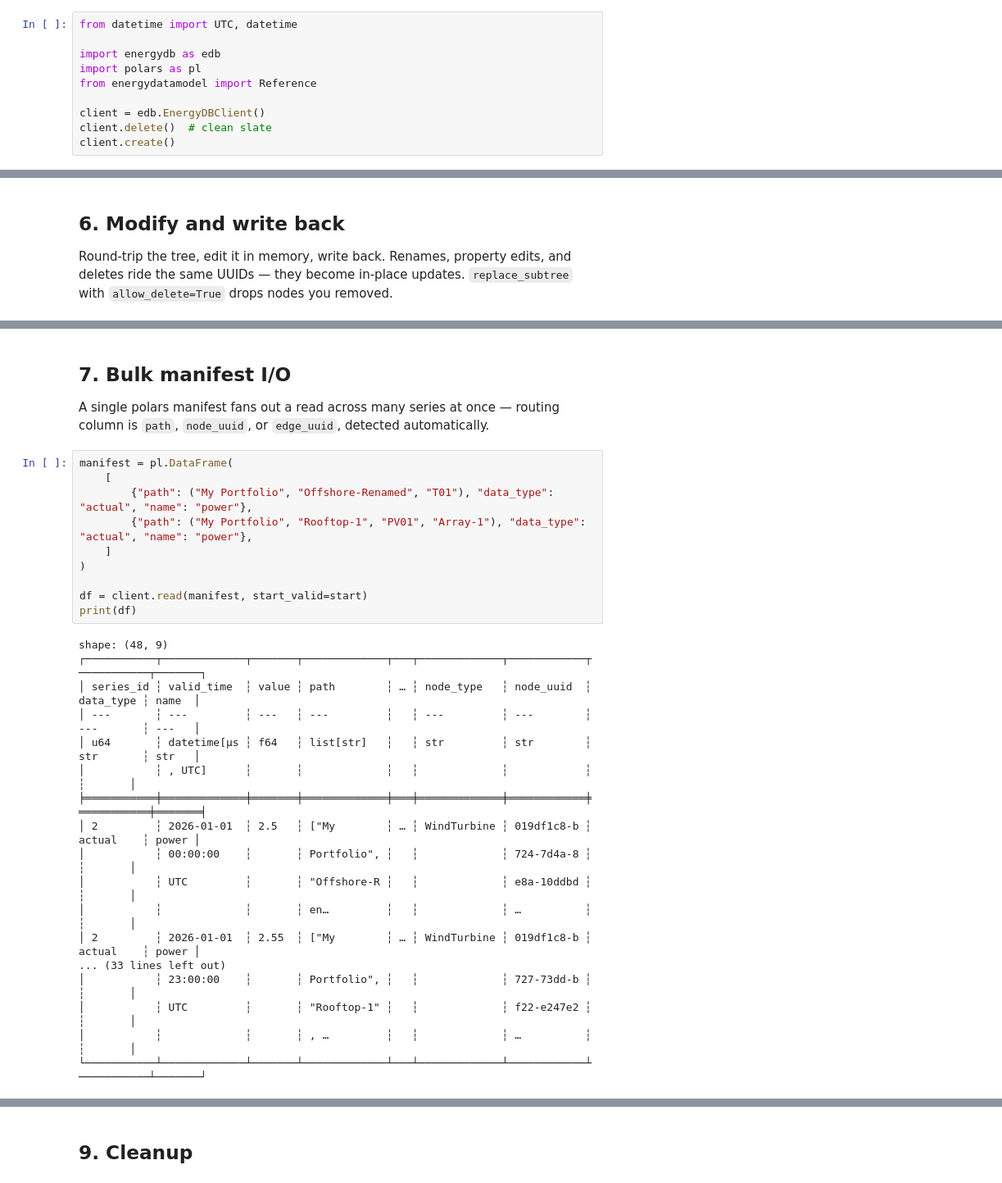
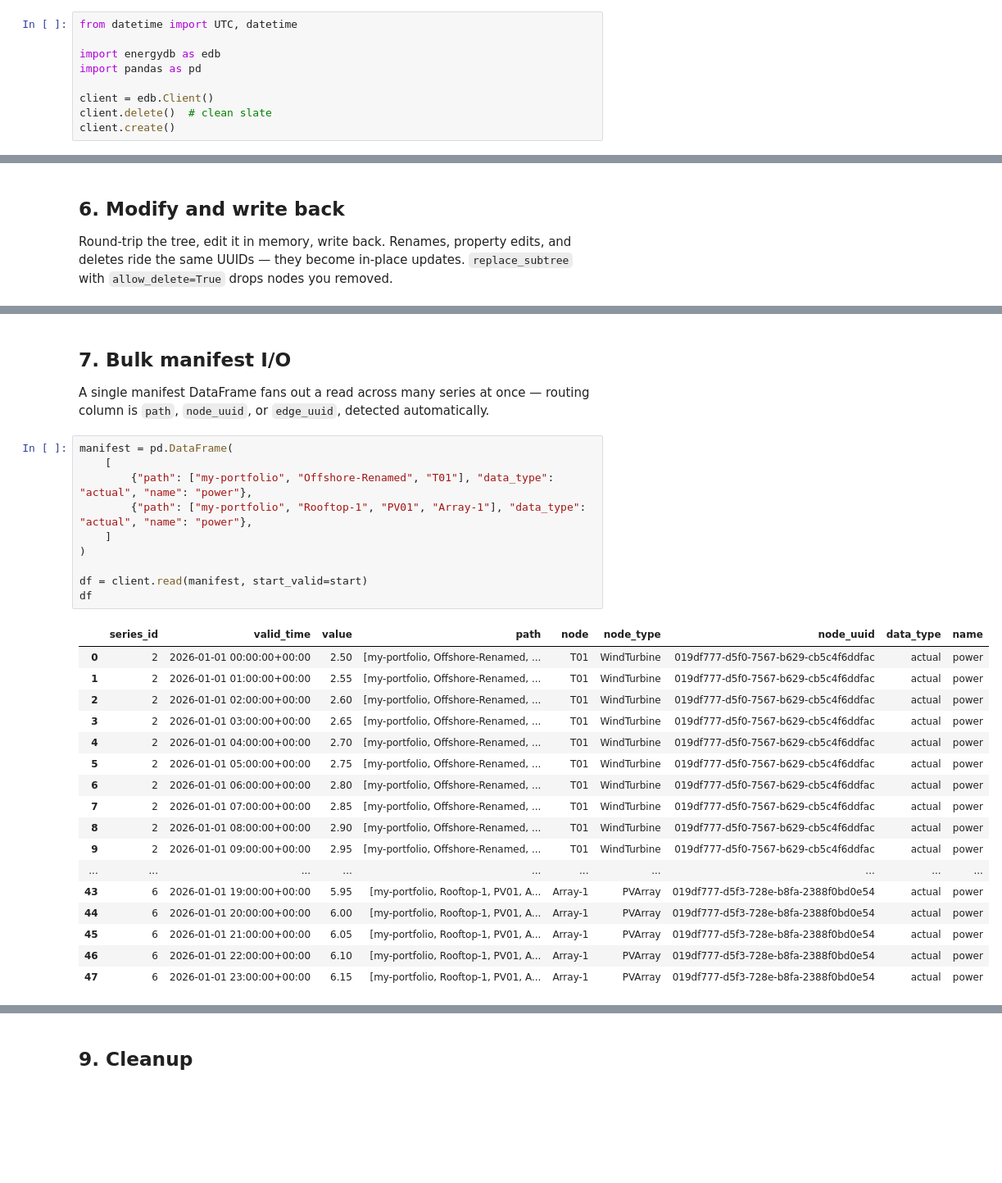
Before and after one commit to rebase-energy/energydb, a Jupyter notebook: examples/quickstart.ipynb, the cells around one changed output, grey strips where cells are left out. Shown at 82% size. Drawn from its saved outputs; the diff is of its cells as text; blank space fills up the shorter version.

```diff
--- a/examples/quickstart.ipynb
+++ b/examples/quickstart.ipynb
@@ -21,10 +21,9 @@ except ImportError:
 from datetime import UTC, datetime
 
 import energydb as edb
-import polars as pl
-from energydatamodel import Reference
+import pandas as pd
 
-client = edb.EnergyDBClient()
+client = edb.Client()
 client.delete()  # clean slate
 client.create()
 # %% [markdown]
@@ -194,35 +179,35 @@ Renamed: Offshore-Renamed (uuid=019df1c8-b726-7208-a5a1-fa01754c5ff3)
 # %% [markdown]
 ## 7. Bulk manifest I/O
 
-A single polars manifest fans out a read across many series at once — routing column is `path`, `node_uuid`, or `edge_uuid`, detected automatically.
+A single manifest DataFrame fans out a read across many series at once — routing column is `path`, `node_uuid`, or `edge_uuid`, detected automatically.
 # %%
-manifest = pl.DataFrame(
+manifest = pd.DataFrame(
     [
-        {"path": ("My Portfolio", "Offshore-Renamed", "T01"), "data_type": "actual", "name": "power"},
-        {"path": ("My Portfolio", "Rooftop-1", "PV01", "Array-1"), "data_type": "actual", "name": "power"},
+        {"path": ["my-portfolio", "Offshore-Renamed", "T01"], "data_type": "actual", "name": "power"},
+        {"path": ["my-portfolio", "Rooftop-1", "PV01", "Array-1"], "data_type": "actual", "name": "power"},
     ]
 )
 
 df = client.read(manifest, start_valid=start)
-print(df)
+df
 # %% [output]
-shape: (48, 9)
-┌───────────┬─────────────┬───────┬─────────────┬───┬─────────────┬────────────┬───────────┬───────┐
-│ series_id ┆ valid_time  ┆ value ┆ path        ┆ … ┆ node_type   ┆ node_uuid  ┆ data_type ┆ name  │
-│ ---       ┆ ---         ┆ ---   ┆ ---         ┆   ┆ ---         ┆ ---        ┆ ---       ┆ ---   │
-│ u64       ┆ datetime[μs ┆ f64   ┆ list[str]   ┆   ┆ str         ┆ str        ┆ str       ┆ str   │
-│           ┆ , UTC]      ┆       ┆             ┆   ┆             ┆            ┆           ┆       │
-╞═══════════╪═════════════╪═══════╪═════════════╪═══╪═════════════╪════════════╪═══════════╪═══════╡
-│ 2         ┆ 2026-01-01  ┆ 2.5   ┆ ["My        ┆ … ┆ WindTurbine ┆ 019df1c8-b ┆ actual    ┆ power │
-│           ┆ 00:00:00    ┆       ┆ Portfolio", ┆   ┆             ┆ 724-7d4a-8 ┆           ┆       │
-│           ┆ UTC         ┆       ┆ "Offshore-R ┆   ┆             ┆ e8a-10ddbd ┆           ┆       │
-│           ┆             ┆       ┆ en…         ┆   ┆             ┆ …          ┆           ┆       │
-│ 2         ┆ 2026-01-01  ┆ 2.55  ┆ ["My        ┆ … ┆ WindTurbine ┆ 019df1c8-b ┆ actual    ┆ power │
-... (33 lines left out)
-│           ┆ 23:00:00    ┆       ┆ Portfolio", ┆   ┆             ┆ 727-73dd-b ┆           ┆       │
-│           ┆ UTC         ┆       ┆ "Rooftop-1" ┆   ┆             ┆ f22-e247e2 ┆           ┆       │
-│           ┆             ┆       ┆ , …         ┆   ┆             ┆ …          ┆           ┆       │
-└───────────┴─────────────┴───────┴─────────────┴───┴─────────────┴────────────┴───────────┴───────┘
+|  | series_id | valid_time | value | path | node | node_type | node_uuid | data_type | name |
+| 0 | 2 | 2026-01-01 00:00:00+00:00 | 2.50 | [my-portfolio, Offshore-Renamed, ... | T01 | WindTurbine | 019df777-d5f0-7567-b629-cb5c4f6ddfac | actual | power |
+| 1 | 2 | 2026-01-01 01:00:00+00:00 | 2.55 | [my-portfolio, Offshore-Renamed, ... | T01 | WindTurbine | 019df777-d5f0-7567-b629-cb5c4f6ddfac | actual | power |
+| 2 | 2 | 2026-01-01 02:00:00+00:00 | 2.60 | [my-portfolio, Offshore-Renamed, ... | T01 | WindTurbine | 019df777-d5f0-7567-b629-cb5c4f6ddfac | actual | power |
+| 3 | 2 | 2026-01-01 03:00:00+00:00 | 2.65 | [my-portfolio, Offshore-Renamed, ... | T01 | WindTurbine | 019df777-d5f0-7567-b629-cb5c4f6ddfac | actual | power |
+| 4 | 2 | 2026-01-01 04:00:00+00:00 | 2.70 | [my-portfolio, Offshore-Renamed, ... | T01 | WindTurbine | 019df777-d5f0-7567-b629-cb5c4f6ddfac | actual | power |
+| 5 | 2 | 2026-01-01 05:00:00+00:00 | 2.75 | [my-portfolio, Offshore-Renamed, ... | T01 | WindTurbine | 019df777-d5f0-7567-b629-cb5c4f6ddfac | actual | power |
+| 6 | 2 | 2026-01-01 06:00:00+00:00 | 2.80 | [my-portfolio, Offshore-Renamed, ... | T01 | WindTurbine | 019df777-d5f0-7567-b629-cb5c4f6ddfac | actual | power |
+| 7 | 2 | 2026-01-01 07:00:00+00:00 | 2.85 | [my-portfolio, Offshore-Renamed, ... | T01 | WindTurbine | 019df777-d5f0-7567-b629-cb5c4f6ddfac | actual | power |
+| 8 | 2 | 2026-01-01 08:00:00+00:00 | 2.90 | [my-portfolio, Offshore-Renamed, ... | T01 | WindTurbine | 019df777-d5f0-7567-b629-cb5c4f6ddfac | actual | power |
+| 9 | 2 | 2026-01-01 09:00:00+00:00 | 2.95 | [my-portfolio, Offshore-Renamed, ... | T01 | WindTurbine | 019df777-d5f0-7567-b629-cb5c4f6ddfac | actual | power |
+| ... | ... | ... | ... | ... | ... | ... | ... | ... | ... |
+| 43 | 6 | 2026-01-01 19:00:00+00:00 | 5.95 | [my-portfolio, Rooftop-1, PV01, A... | Array-1 | PVArray | 019df777-d5f3-728e-b8fa-2388f0bd0e54 | actual | power |
+| 44 | 6 | 2026-01-01 20:00:00+00:00 | 6.00 | [my-portfolio, Rooftop-1, PV01, A... | Array-1 | PVArray | 019df777-d5f3-728e-b8fa-2388f0bd0e54 | actual | power |
+| 45 | 6 | 2026-01-01 21:00:00+00:00 | 6.05 | [my-portfolio, Rooftop-1, PV01, A... | Array-1 | PVArray | 019df777-d5f3-728e-b8fa-2388f0bd0e54 | actual | power |
+| 46 | 6 | 2026-01-01 22:00:00+00:00 | 6.10 | [my-portfolio, Rooftop-1, PV01, A... | Array-1 | PVArray | 019df777-d5f3-728e-b8fa-2388f0bd0e54 | actual | power |
+| 47 | 6 | 2026-01-01 23:00:00+00:00 | 6.15 | [my-portfolio, Rooftop-1, PV01, A... | Array-1 | PVArray | 019df777-d5f3-728e-b8fa-2388f0bd0e54 | actual | power |
 # %% [markdown]
 ## 8. Edges
 
```
Also changed, not shown: parts of 11 cells of this notebook, 3 other files.
